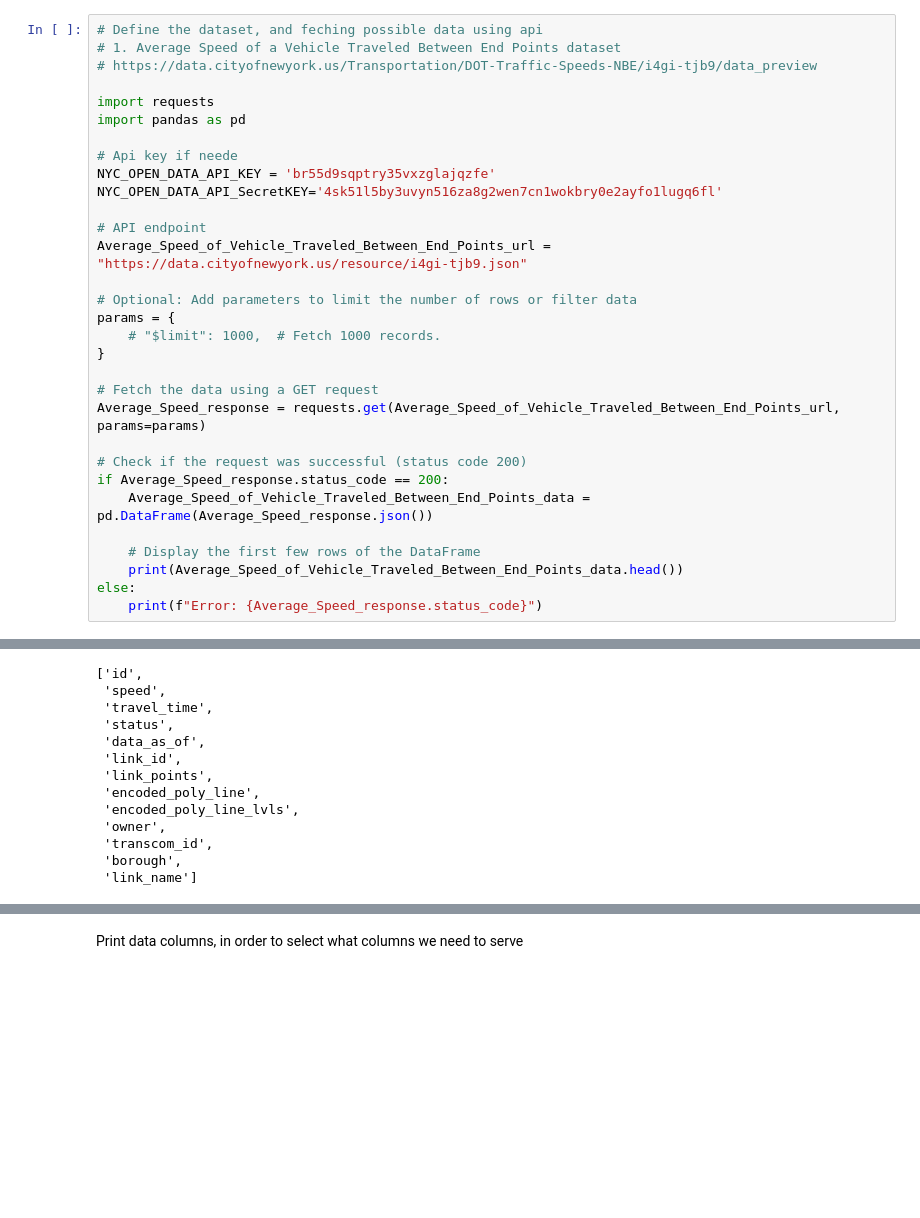
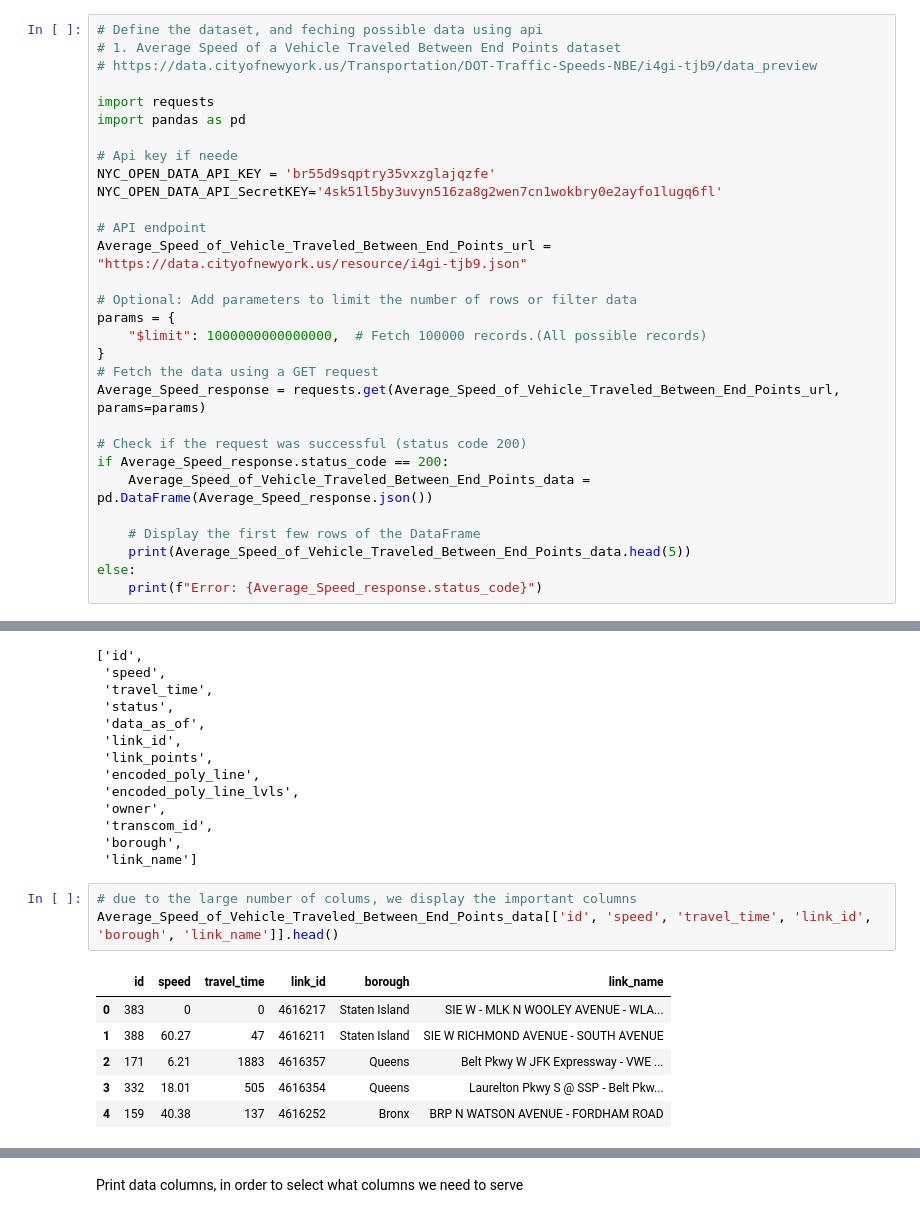
Before and after one commit to Harithelamin/ACIT4610-24H-G13, a Jupyter notebook: task-1.ipynb, the cells around one changed output, grey strips where cells are left out. Cells and saved outputs as stored; diff of their text form; blank space fills up the shorter version.

```diff
--- a/task-1.ipynb
+++ b/task-1.ipynb
@@ -131,9 +114,8 @@ Average_Speed_of_Vehicle_Traveled_Between_End_Points_url = "https://data.cityofn
 
 # Optional: Add parameters to limit the number of rows or filter data
 params = {
-    # "$limit": 1000,  # Fetch 1000 records.
+    "$limit": 1000000000000000,  # Fetch 100000 records.(All possible records)
 }
-
 # Fetch the data using a GET request
 Average_Speed_response = requests.get(Average_Speed_of_Vehicle_Traveled_Between_End_Points_url, params=params)
 
@@ -142,7 +124,7 @@ if Average_Speed_response.status_code == 200:
     Average_Speed_of_Vehicle_Traveled_Between_End_Points_data = pd.DataFrame(Average_Speed_response.json())
 
     # Display the first few rows of the DataFrame
-    print(Average_Speed_of_Vehicle_Traveled_Between_End_Points_data.head())
+    print(Average_Speed_of_Vehicle_Traveled_Between_End_Points_data.head(5))
 else:
     print(f"Error: {Average_Speed_response.status_code}")
 # %% [output]
@@ -195,6 +174,16 @@ list(Average_Speed_of_Vehicle_Traveled_Between_End_Points_data.columns.values.to
  'transcom_id',
  'borough',
  'link_name']
+# %%
+# due to the large number of colums, we display the important columns
+Average_Speed_of_Vehicle_Traveled_Between_End_Points_data[['id', 'speed', 'travel_time', 'link_id', 'borough', 'link_name']].head()
+# %% [output]
+|  | id | speed | travel_time | link_id | borough | link_name |
+| 0 | 383 | 0 | 0 | 4616217 | Staten Island | SIE W - MLK N WOOLEY AVENUE - WLA... |
+| 1 | 388 | 60.27 | 47 | 4616211 | Staten Island | SIE W RICHMOND AVENUE - SOUTH AVENUE |
+| 2 | 171 | 6.21 | 1883 | 4616357 | Queens | Belt Pkwy W JFK Expressway - VWE ... |
+| 3 | 332 | 18.01 | 505 | 4616354 | Queens | Laurelton Pkwy S @ SSP - Belt Pkw... |
+| 4 | 159 | 40.38 | 137 | 4616252 | Bronx | BRP N WATSON AVENUE - FORDHAM ROAD |
 # %%
 # 2. Traffic Volume Count dataset
 # https://data.cityofnewyork.us/Transportation/Traffic-Volume-Counts/btm5-ppia/data_preview
```
Also changed, not shown: parts of 56 cells of this notebook, 11 other files.
